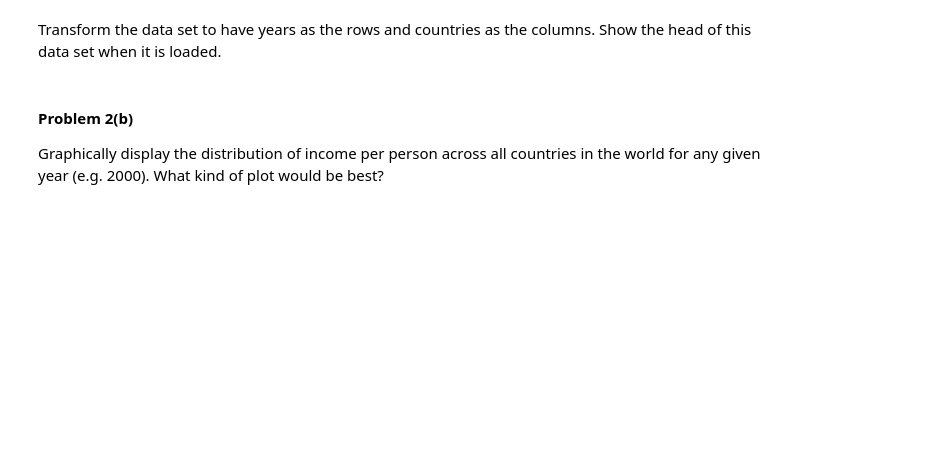
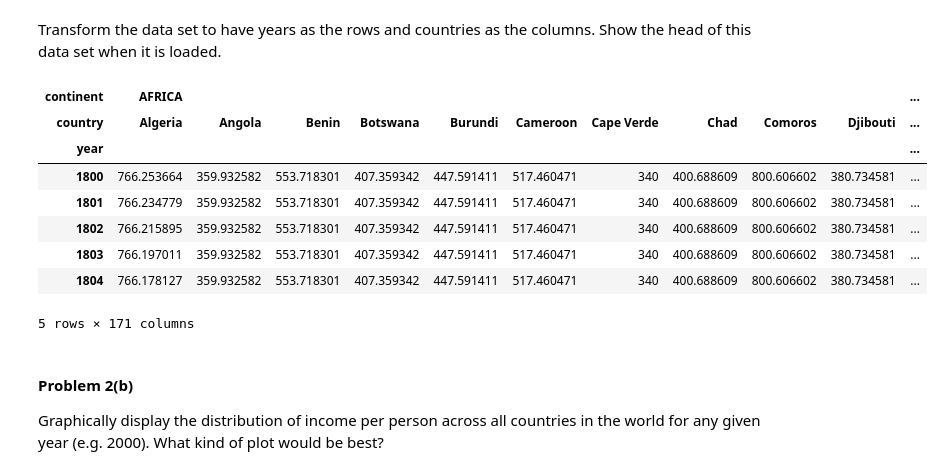
Before and after one commit to SurShank/cs109-1, a Jupyter notebook: HW1.ipynb, the cells around one changed output. Drawn from its saved outputs; the diff is of its cells as text; code cells hidden in the pictures; blank space fills up the shorter version.

```diff
--- a/HW1.ipynb
+++ b/HW1.ipynb
@@ -292,3 +358,23 @@ Transform the data set to have years as the rows and countries as the columns. S
+# %%
+# Create MultiIndex with region data.
+index = pd.MultiIndex.from_tuples(countries, names=['continent', 'country'])
+# Reindex and transpose income. Level is needed to use 'country' for matching index.
+income = income.reindex(index=index, level=1).T
+# Remove columns with NaN's.
+income.dropna(axis=1, inplace=True)
+# Add index name.
+income.index.name = 'year'
+income.head()
+# %% [output]
+| continent | AFRICA |  |  |  |  |  |  |  |  |  | ... |
+| country | Algeria | Angola | Benin | Botswana | Burundi | Cameroon | Cape Verde | Chad | Comoros | Djibouti | ... |
+| year |  |  |  |  |  |  |  |  |  |  | ... |
+| 1800 | 766.253664 | 359.932582 | 553.718301 | 407.359342 | 447.591411 | 517.460471 | 340 | 400.688609 | 800.606602 | 380.734581 | ... |
+| 1801 | 766.234779 | 359.932582 | 553.718301 | 407.359342 | 447.591411 | 517.460471 | 340 | 400.688609 | 800.606602 | 380.734581 | ... |
+| 1802 | 766.215895 | 359.932582 | 553.718301 | 407.359342 | 447.591411 | 517.460471 | 340 | 400.688609 | 800.606602 | 380.734581 | ... |
+| 1803 | 766.197011 | 359.932582 | 553.718301 | 407.359342 | 447.591411 | 517.460471 | 340 | 400.688609 | 800.606602 | 380.734581 | ... |
+| 1804 | 766.178127 | 359.932582 | 553.718301 | 407.359342 | 447.591411 | 517.460471 | 340 | 400.688609 | 800.606602 | 380.734581 | ... |
+5 rows × 171 columns
 # %% [markdown]
 #### Problem 2(b)
 
```
Also changed, not shown: parts of 19 cells of this notebook, 1 other file.
